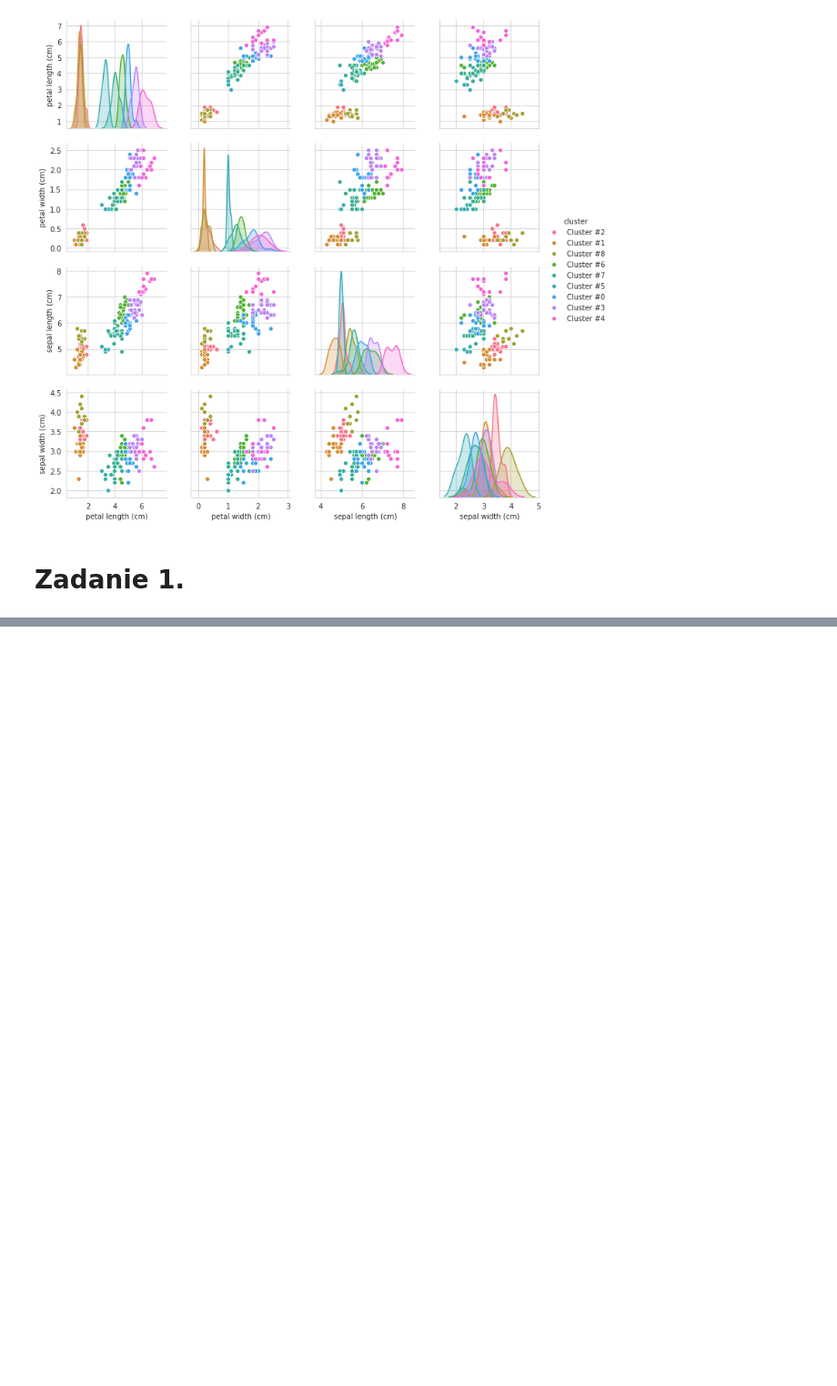
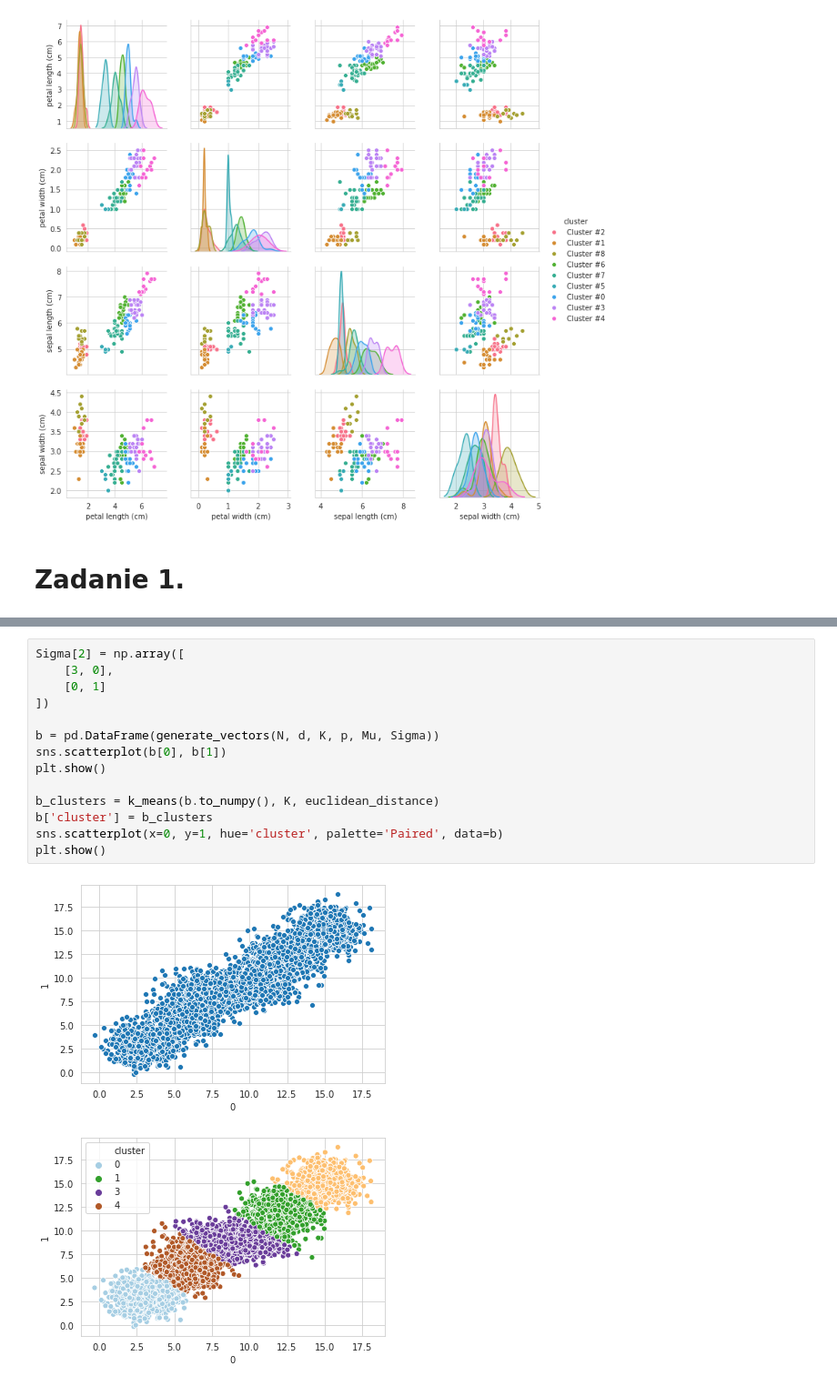
Before and after one commit to Asgavar/studia, a Jupyter notebook: semestr_5_zima_2019_20/explo/lista03/lista03.ipynb, the cells around one changed output, grey strips where cells are left out. Shown at 91% size. Saved outputs shown, nothing was run; the diff lists cells and outputs as text; blank space fills up the shorter version.

```diff
--- a/semestr_5_zima_2019_20/explo/lista03/lista03.ipynb
+++ b/semestr_5_zima_2019_20/explo/lista03/lista03.ipynb
@@ -91,0 +129,17 @@ sns.pairplot(iris_df[set(iris_df.columns) - {'target'}], hue='cluster', palette=
+# %%
+Sigma[2] = np.array([
+    [3, 0],
+    [0, 1]
+])
+
+b = pd.DataFrame(generate_vectors(N, d, K, p, Mu, Sigma))
+sns.scatterplot(b[0], b[1])
+plt.show()
+
+b_clusters = k_means(b.to_numpy(), K, euclidean_distance)
+b['cluster'] = b_clusters
+sns.scatterplot(x=0, y=1, hue='cluster', palette='Paired', data=b)
+plt.show()
+# %% [output]
+[figure, added]
+[figure, added]
```
Also changed, not shown: parts of 8 cells of this notebook.
